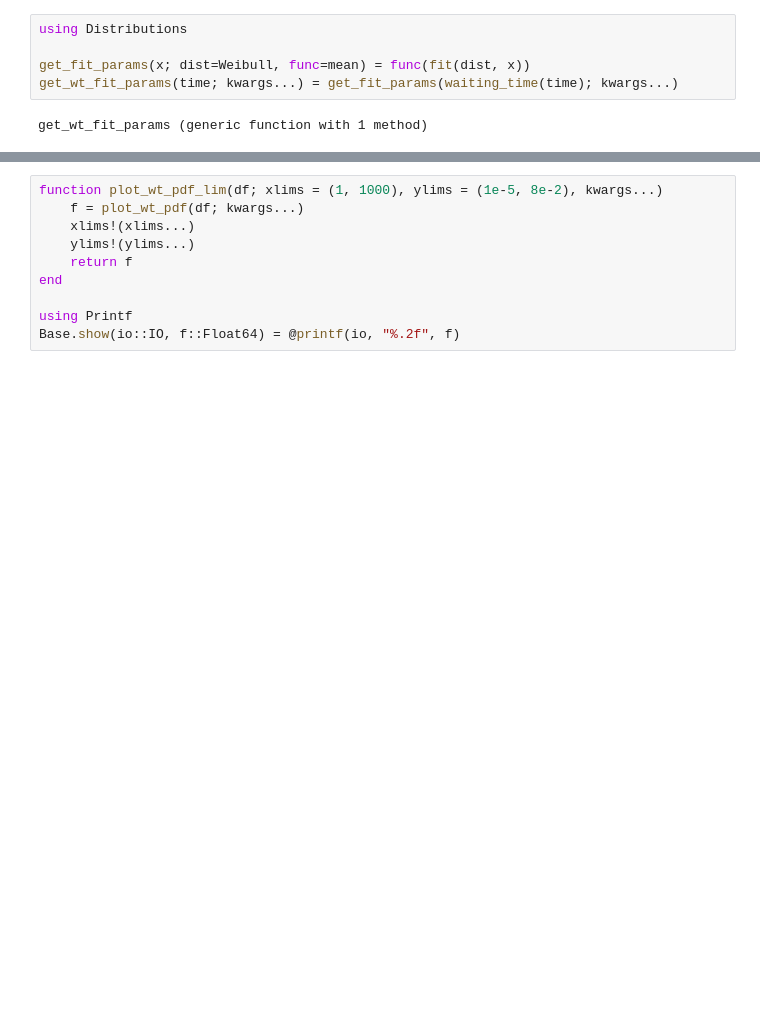
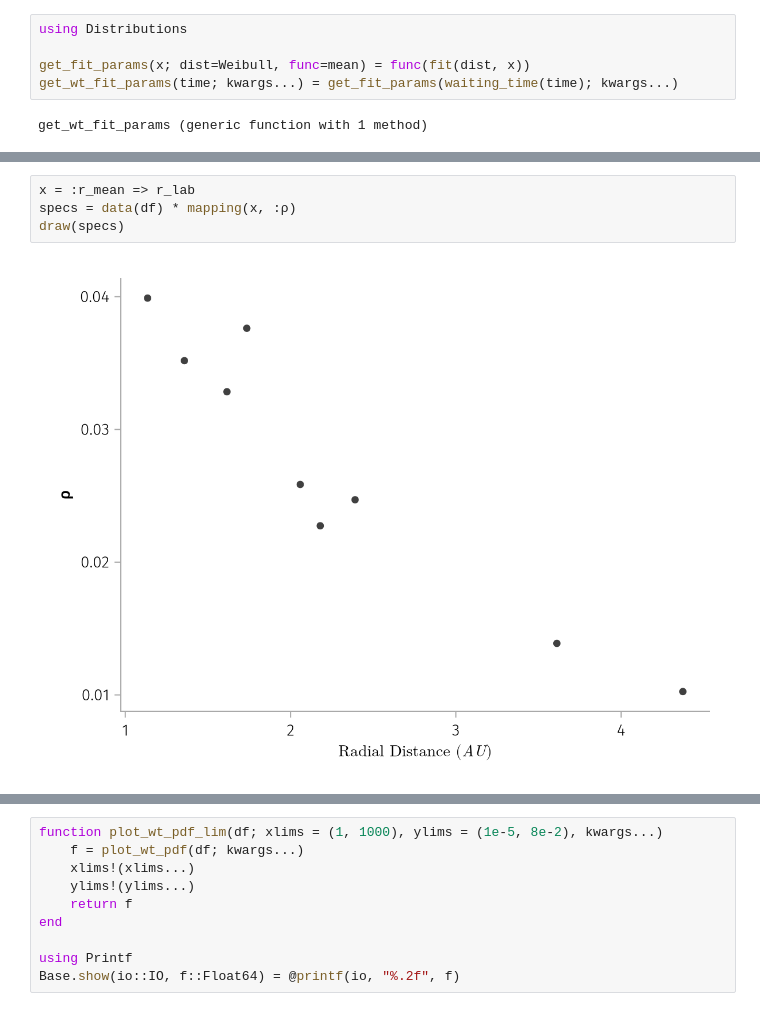
Before and after one commit to Beforerr/ids_spatial_evolution_juno, a Jupyter notebook: notebooks/02_waiting_time.ipynb, the cells around one changed output, grey strips where cells are left out. Saved outputs shown, nothing was run; the diff lists cells and outputs as text; blank space fills up the shorter version.

```diff
--- a/notebooks/02_waiting_time.ipynb
+++ b/notebooks/02_waiting_time.ipynb
@@ -75,0 +188,6 @@ draw(specs)
+# %%
+x = :r_mean => r_lab
+specs = data(df) * mapping(x, :ρ)
+draw(specs)
+# %% [output]
+[figure, added]
```
Also changed, not shown: parts of 8 cells of this notebook, 4 other files.
